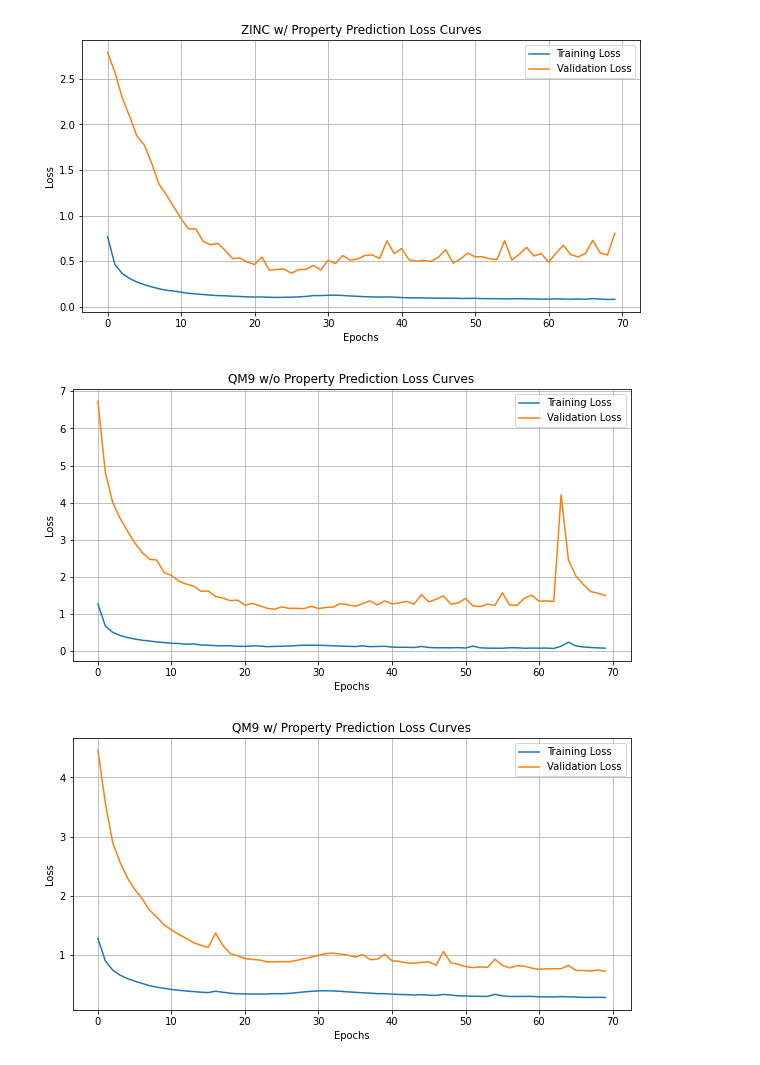
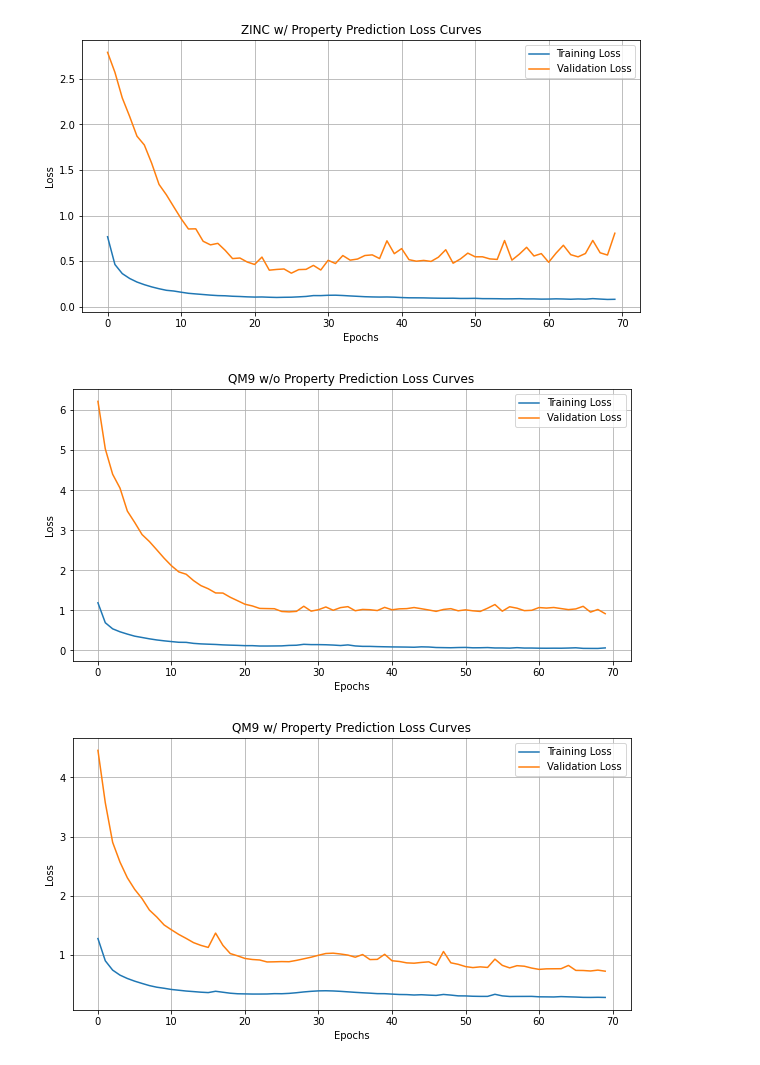
Before and after one commit to KnightTec/chemical_vae, a Jupyter notebook: models/loss.ipynb, the cells around one changed output. Saved outputs shown, nothing was run; the diff lists cells and outputs as text; code cells hidden in the pictures.

```diff
--- a/models/loss.ipynb
+++ b/models/loss.ipynb
@@ -35,20 +35,20 @@ plt.show()
 [figure]
 # %%
 # Load the CSV file into a DataFrame
-data = pd.read_csv('./qm9/history_0.csv')
+data = pd.read_csv('./qm9/history.csv')
 
 # Plotting the loss curves
 plt.figure(figsize=(10, 5))
 plt.plot(data['epoch'], data['loss'], label='Training Loss')
 plt.plot(data['epoch'], data['val_loss'], label='Validation Loss')
 plt.title('QM9 w/o Property Prediction Loss Curves')
 plt.xlabel('Epochs')
 plt.ylabel('Loss')
 plt.legend()
 plt.grid(True)
 plt.show()
 # %% [output]
-[figure, old version]
+[figure, new version]
 # %%
 # Load the CSV file into a DataFrame
 data = pd.read_csv('./qm9_properties/history.csv')
```
Also changed, not shown: 4 other files.
